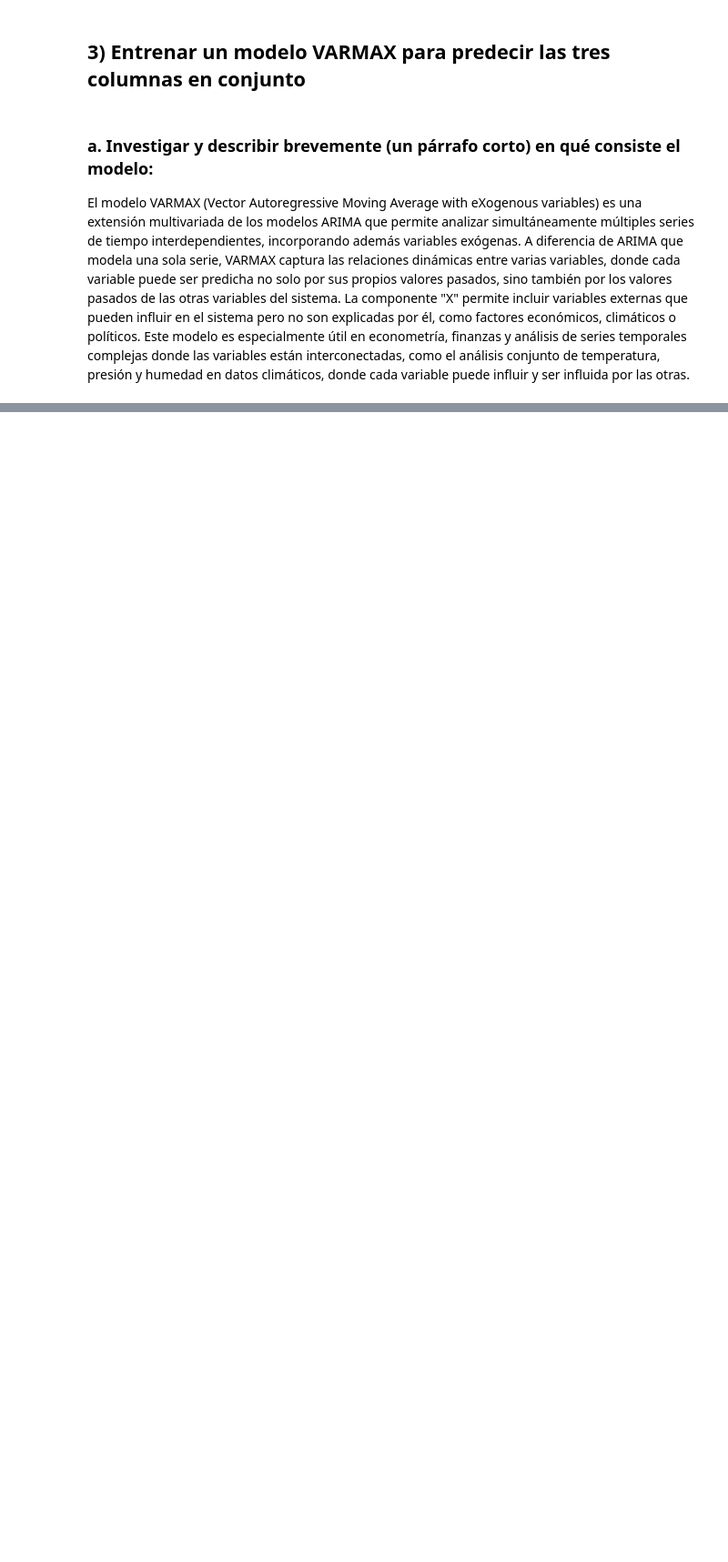
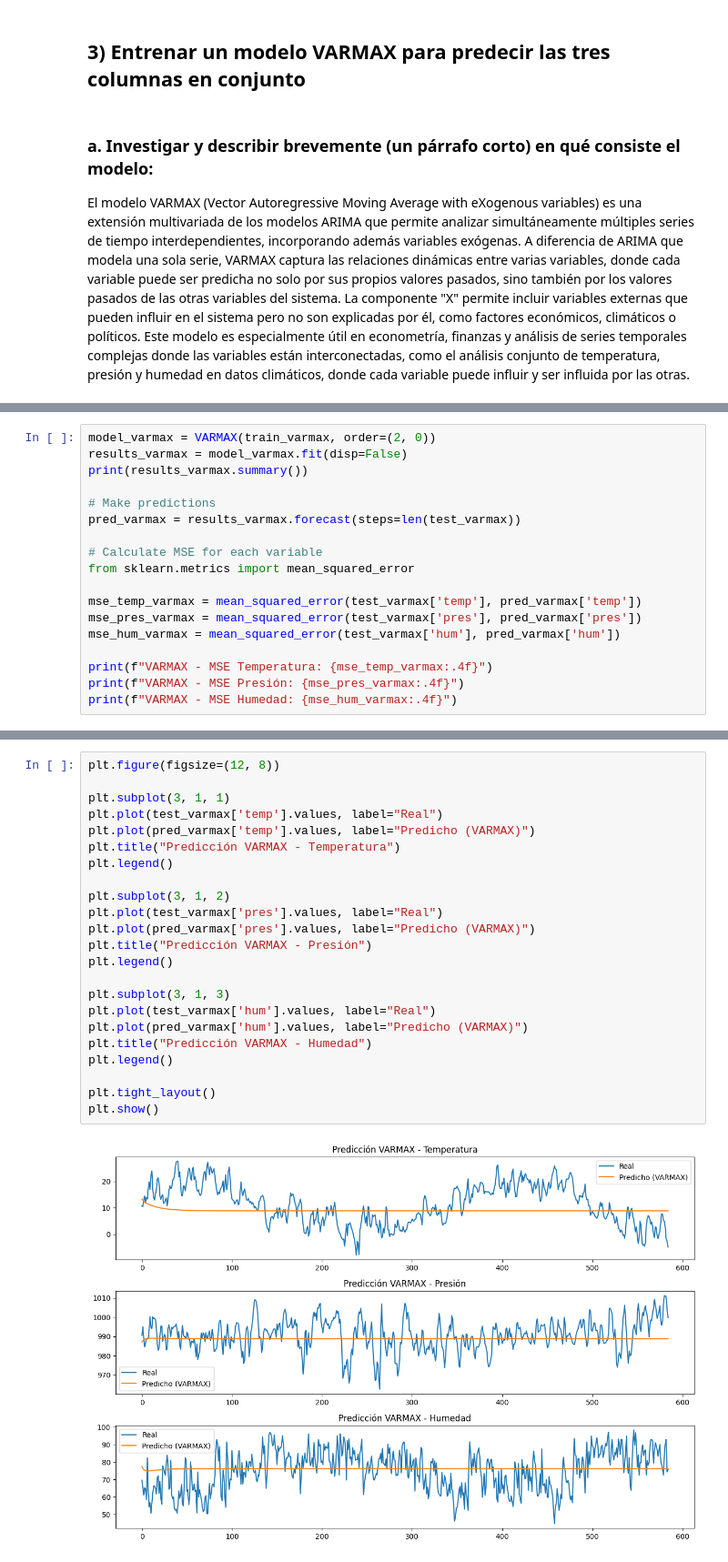
Before and after one commit to andifeliz/tp1-parte2, a Jupyter notebook: notebooks/tp2-parte1.ipynb, the cells around one changed output, grey strips where cells are left out. Shown at 91% size. Drawn from its saved outputs; the diff is of its cells as text; blank space fills up the shorter version.

```diff
--- a/notebooks/tp2-parte1.ipynb
+++ b/notebooks/tp2-parte1.ipynb
@@ -480,0 +521,18 @@ El modelo VARMAX (Vector Autoregressive Moving Average with eXogenous variables)
+# %%
+model_varmax = VARMAX(train_varmax, order=(2, 0))
+results_varmax = model_varmax.fit(disp=False)
+print(results_varmax.summary())
+
+# Make predictions
+pred_varmax = results_varmax.forecast(steps=len(test_varmax))
+
+# Calculate MSE for each variable
+from sklearn.metrics import mean_squared_error
+
+mse_temp_varmax = mean_squared_error(test_varmax['temp'], pred_varmax['temp'])
+mse_pres_varmax = mean_squared_error(test_varmax['pres'], pred_varmax['pres'])
+mse_hum_varmax = mean_squared_error(test_varmax['hum'], pred_varmax['hum'])
+
+print(f"VARMAX - MSE Temperatura: {mse_temp_varmax:.4f}")
+print(f"VARMAX - MSE Presión: {mse_pres_varmax:.4f}")
+print(f"VARMAX - MSE Humedad: {mse_hum_varmax:.4f}")
@@ -480,0 +559,25 @@ El modelo VARMAX (Vector Autoregressive Moving Average with eXogenous variables)
+# %%
+plt.figure(figsize=(12, 8))
+
+plt.subplot(3, 1, 1)
+plt.plot(test_varmax['temp'].values, label="Real")
+plt.plot(pred_varmax['temp'].values, label="Predicho (VARMAX)")
+plt.title("Predicción VARMAX - Temperatura")
+plt.legend()
+
+plt.subplot(3, 1, 2)
+plt.plot(test_varmax['pres'].values, label="Real")
+plt.plot(pred_varmax['pres'].values, label="Predicho (VARMAX)")
+plt.title("Predicción VARMAX - Presión")
+plt.legend()
+
+plt.subplot(3, 1, 3)
+plt.plot(test_varmax['hum'].values, label="Real")
+plt.plot(pred_varmax['hum'].values, label="Predicho (VARMAX)")
+plt.title("Predicción VARMAX - Humedad")
+plt.legend()
+
+plt.tight_layout()
+plt.show()
+# %% [output]
+[figure, added]
```
Also changed, not shown: parts of 22 cells of this notebook.
